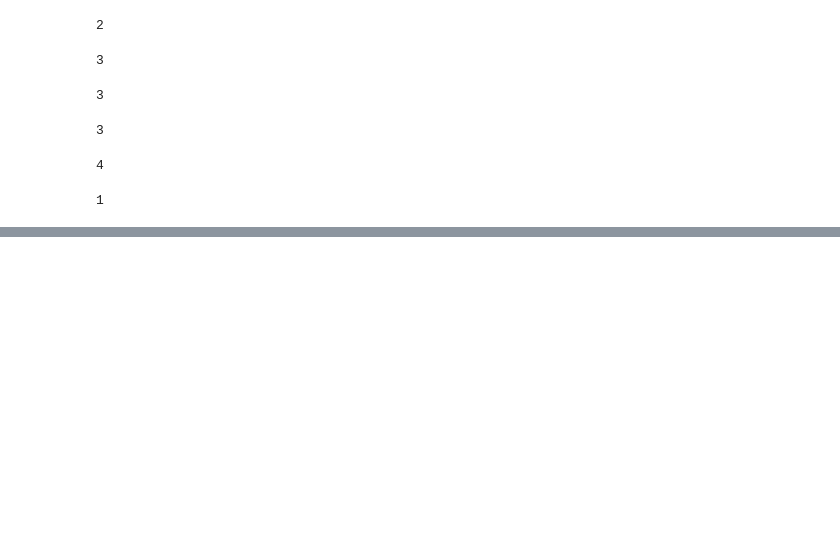
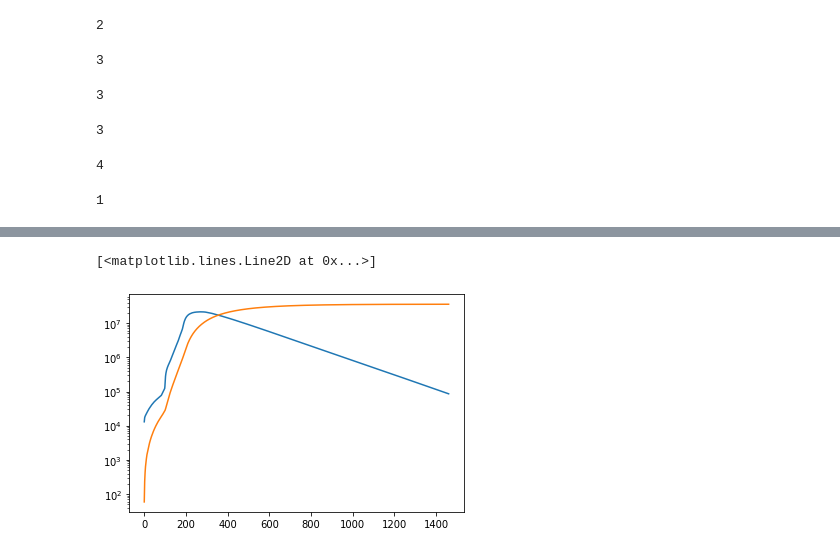
Before and after one commit to ja-miha/TemporalNetworkAccessibility, a Jupyter notebook: test.ipynb, the cells around one changed output, grey strips where cells are left out. Saved outputs shown, nothing was run; the diff lists cells and outputs as text; code cells hidden in the pictures; blank space fills up the shorter version.

```diff
--- a/test.ipynb
+++ b/test.ipynb
@@ -184,0 +202,7 @@ d[0]
+# %%
+plt.yscale("log")
+plt.plot(inf)
+plt.plot(rec)
+# %% [output]
+[<matplotlib.lines.Line2D at 0x...>]
+[figure, added]
```
Also changed, not shown: parts of 4 cells of this notebook, 4 other files.
